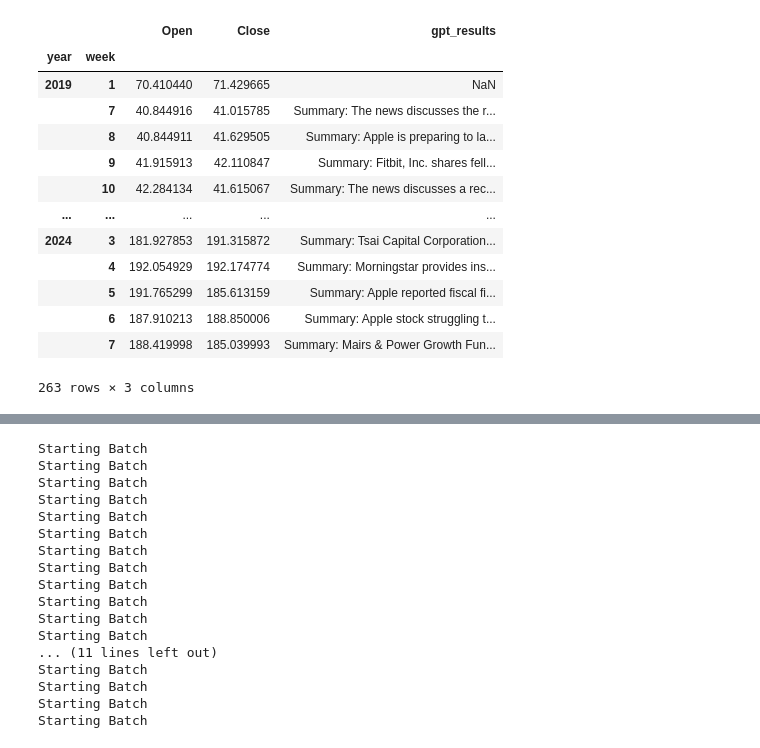
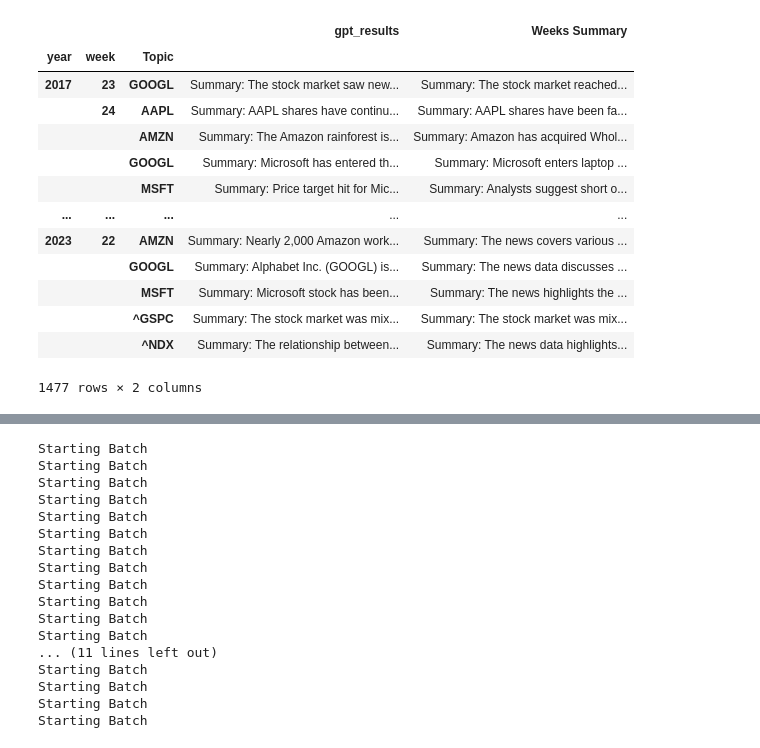
Before and after one commit to amanguptaBay/GPT-Prediciton, a Jupyter notebook: get_stock_movement_predictions.ipynb, the cells around one changed output, grey strips where cells are left out. Cells and saved outputs as stored; diff of their text form; code cells hidden in the pictures.

```diff
--- a/get_stock_movement_predictions.ipynb
+++ b/get_stock_movement_predictions.ipynb
@@ -85,17 +87,0 @@ joined_data = unique_weeks.join(news.groupby(by=["year","week"])[["gpt_results"]
-# %%
-joined_data
-# %% [output]
-|  |  | Open | Close | gpt_results |
-| year | week |  |  |  |
-| 2019 | 1 | 70.410440 | 71.429665 | NaN |
-|  | 7 | 40.844916 | 41.015785 | Summary: The news discusses the r... |
-|  | 8 | 40.844911 | 41.629505 | Summary: Apple is preparing to la... |
-|  | 9 | 41.915913 | 42.110847 | Summary: Fitbit, Inc. shares fell... |
-|  | 10 | 42.284134 | 41.615067 | Summary: The news discusses a rec... |
-| ... | ... | ... | ... | ... |
-| 2024 | 3 | 181.927853 | 191.315872 | Summary: Tsai Capital Corporation... |
-|  | 4 | 192.054929 | 192.174774 | Summary: Morningstar provides ins... |
-|  | 5 | 191.765299 | 185.613159 | Summary: Apple reported fiscal fi... |
-|  | 6 | 187.910213 | 188.850006 | Summary: Apple stock struggling t... |
-|  | 7 | 188.419998 | 185.039993 | Summary: Mairs & Power Growth Fun... |
-263 rows × 3 columns
@@ -101,0 +96,18 @@ joined_data
+# %%
+news = pd.read_pickle(".data/summarized_weekly_news.pickle")
+news
+# %% [output]
+|  |  |  | gpt_results | Weeks Summary |
+| year | week | Topic |  |  |
+| 2017 | 23 | GOOGL | Summary: The stock market saw new... | Summary: The stock market reached... |
+|  | 24 | AAPL | Summary: AAPL shares have continu... | Summary: AAPL shares have been fa... |
+|  |  | AMZN | Summary: The Amazon rainforest is... | Summary: Amazon has acquired Whol... |
+|  |  | GOOGL | Summary: Microsoft has entered th... | Summary: Microsoft enters laptop ... |
+|  |  | MSFT | Summary: Price target hit for Mic... | Summary: Analysts suggest short o... |
+| ... | ... | ... | ... | ... |
+| 2023 | 22 | AMZN | Summary: Nearly 2,000 Amazon work... | Summary: The news covers various ... |
+|  |  | GOOGL | Summary: Alphabet Inc. (GOOGL) is... | Summary: The news data discusses ... |
+|  |  | MSFT | Summary: Microsoft stock has been... | Summary: The news highlights the ... |
+|  |  | ^GSPC | Summary: The stock market was mix... | Summary: The stock market was mix... |
+|  |  | ^NDX | Summary: The relationship between... | Summary: The news data highlights... |
+1477 rows × 2 columns
```
Also changed, not shown: parts of 14 cells of this notebook, 1 other file.
